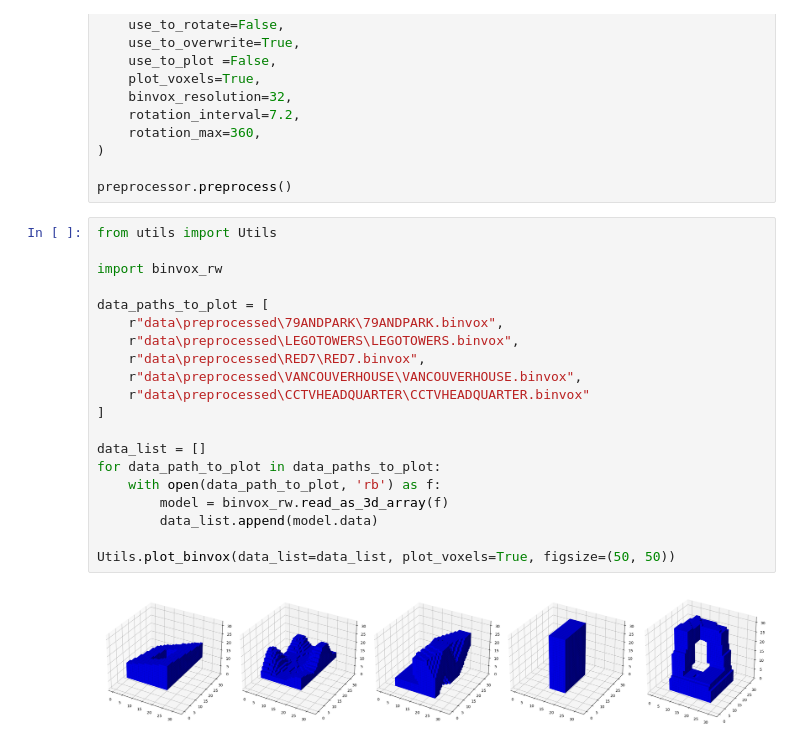
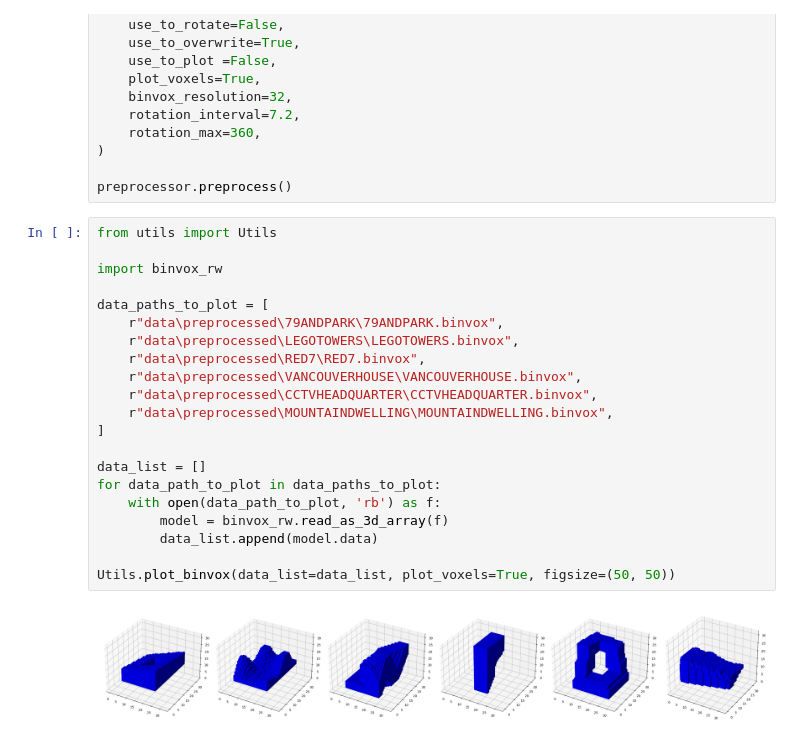
Before and after one commit to PARKCHEOLHEE-lab/gan-exer, a Jupyter notebook: massGAN/massGAN.ipynb, the cells around one changed output. Drawn from its saved outputs; the diff is of its cells as text.

```diff
--- a/massGAN/massGAN.ipynb
+++ b/massGAN/massGAN.ipynb
@@ -18,25 +18,26 @@ preprocessor.preprocess()
 # %%
 from utils import Utils
 
 import binvox_rw
 
 data_paths_to_plot = [
     r"data\preprocessed\79ANDPARK\79ANDPARK.binvox",
     r"data\preprocessed\LEGOTOWERS\LEGOTOWERS.binvox",
     r"data\preprocessed\RED7\RED7.binvox",
     r"data\preprocessed\VANCOUVERHOUSE\VANCOUVERHOUSE.binvox",
-    r"data\preprocessed\CCTVHEADQUARTER\CCTVHEADQUARTER.binvox"
+    r"data\preprocessed\CCTVHEADQUARTER\CCTVHEADQUARTER.binvox",
+    r"data\preprocessed\MOUNTAINDWELLING\MOUNTAINDWELLING.binvox",
 ]
 
 data_list = []
 for data_path_to_plot in data_paths_to_plot:
     with open(data_path_to_plot, 'rb') as f:
         model = binvox_rw.read_as_3d_array(f)
         data_list.append(model.data)
 
 Utils.plot_binvox(data_list=data_list, plot_voxels=True, figsize=(50, 50))
 # %% [output]
-[figure, old version]
+[figure, new version]
 # %%
 import torch
 from torch.utils.data import DataLoader
```
Also changed, not shown: parts of 6 cells of this notebook, 3 other files.
